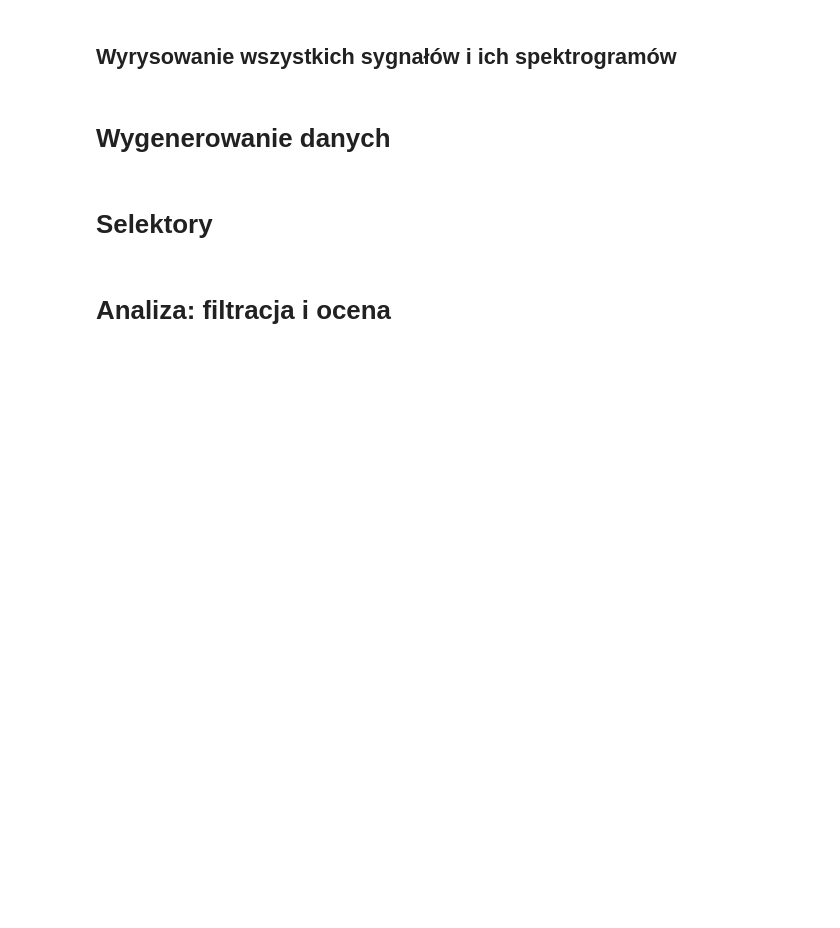
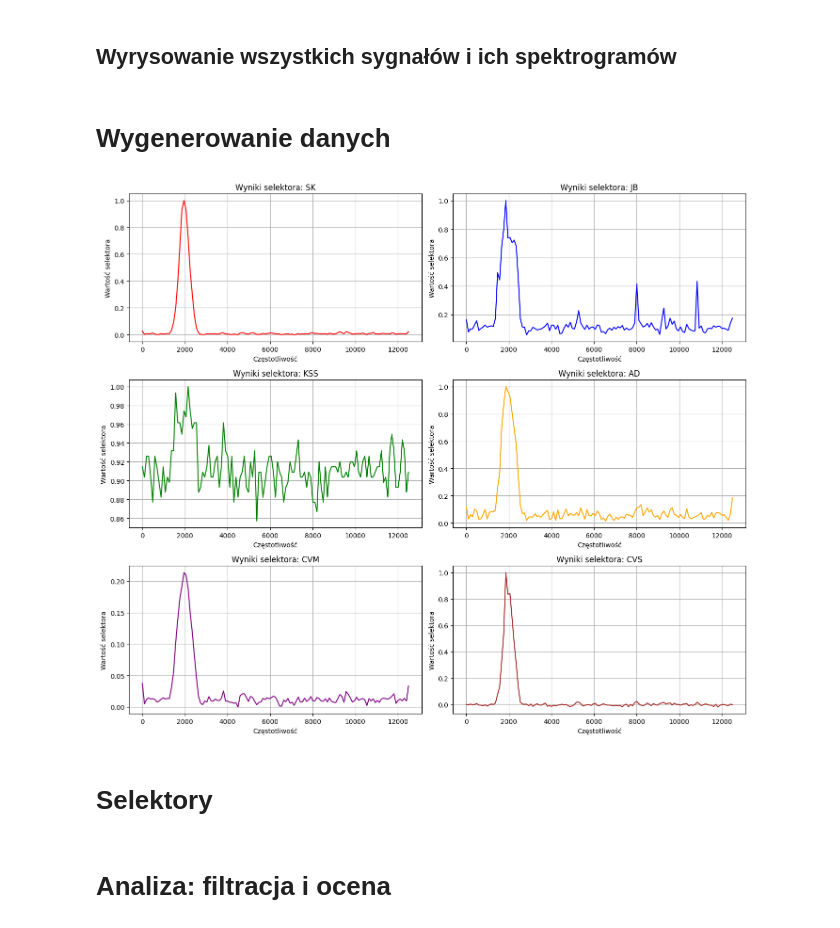
Before and after one commit to MD275996/System-to-identify-anomalies-in-vibration-signals-for-local-damage-detection-in-machines, a Jupyter notebook: main.ipynb, the cells around one changed output. Cells and saved outputs as stored; diff of their text form; code cells hidden in the pictures; blank space fills up the shorter version.

Commit message:
feat: analysis

```diff
--- a/main.ipynb
+++ b/main.ipynb
@@ -395,17 +438,19 @@ plot_all_selectors_grid_from_signals([signal1,signal2],fs=10000)
 # %% [markdown]
 # Wygenerowanie danych
 # %%
-B=15
+B=20
 fs=25000
 varsize=25000
 fmod=30
 f_center=2000
 bandwidth=500
 shift=0
 sigma=1
 signal = impuls_simulator.gen_signal(B,fs,varsize,fmod,f_center,bandwidth,shift,sigma)
-draw_analysis(signal,selector.SK,impuls_threshold=3)
+# draw_analysis(signal,selector.SK,impuls_threshold=3)
 draw_all_selectors(signal)
+# %% [output]
+[figure, added]
 # %%
 print(calculate_analysis(signal,selector.JB,impuls_threshold=3))
 # %%
```
Also changed, not shown: parts of 8 cells of this notebook, 1 other file.
